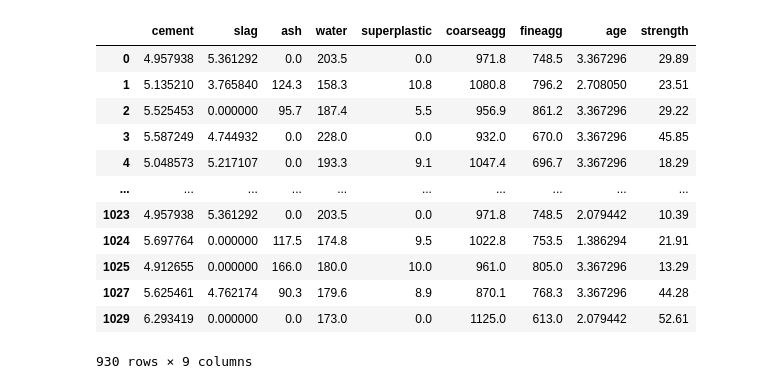
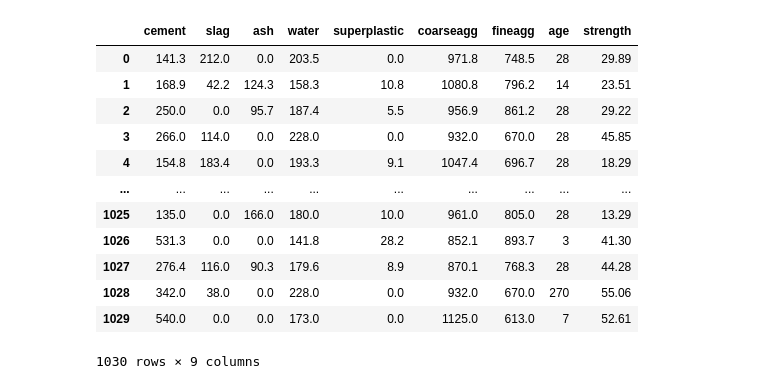
Before and after one commit to Zaid-N-Ansari/PG-Mini-Project, a Jupyter notebook: play.ipynb, the cells around one changed output. Drawn from its saved outputs; the diff is of its cells as text; code cells hidden in the pictures.

```diff
--- a/play.ipynb
+++ b/play.ipynb
@@ -142,16 +0,0 @@ Difference between Actual and Predicted (Linear Regression - Scaled):
-# %%
-df
-# %% [output]
-|  | cement | slag | ash | water | superplastic | coarseagg | fineagg | age | strength |
-| 0 | 4.957938 | 5.361292 | 0.0 | 203.5 | 0.0 | 971.8 | 748.5 | 3.367296 | 29.89 |
-| 1 | 5.135210 | 3.765840 | 124.3 | 158.3 | 10.8 | 1080.8 | 796.2 | 2.708050 | 23.51 |
-| 2 | 5.525453 | 0.000000 | 95.7 | 187.4 | 5.5 | 956.9 | 861.2 | 3.367296 | 29.22 |
-| 3 | 5.587249 | 4.744932 | 0.0 | 228.0 | 0.0 | 932.0 | 670.0 | 3.367296 | 45.85 |
-| 4 | 5.048573 | 5.217107 | 0.0 | 193.3 | 9.1 | 1047.4 | 696.7 | 3.367296 | 18.29 |
-| ... | ... | ... | ... | ... | ... | ... | ... | ... | ... |
-| 1023 | 4.957938 | 5.361292 | 0.0 | 203.5 | 0.0 | 971.8 | 748.5 | 2.079442 | 10.39 |
-| 1024 | 5.697764 | 0.000000 | 117.5 | 174.8 | 9.5 | 1022.8 | 753.5 | 1.386294 | 21.91 |
-| 1025 | 4.912655 | 0.000000 | 166.0 | 180.0 | 10.0 | 961.0 | 805.0 | 3.367296 | 13.29 |
-| 1027 | 5.625461 | 4.762174 | 90.3 | 179.6 | 8.9 | 870.1 | 768.3 | 3.367296 | 44.28 |
-| 1029 | 6.293419 | 0.000000 | 0.0 | 173.0 | 0.0 | 1125.0 | 613.0 | 2.079442 | 52.61 |
-930 rows × 9 columns
@@ -157,0 +15,19 @@ df
+# %%
+df = pd.read_csv('./concrete_data.csv')
+features = df.columns[:-1].tolist()
+target = 'strength'
+df
+# %% [output]
+|  | cement | slag | ash | water | superplastic | coarseagg | fineagg | age | strength |
+| 0 | 141.3 | 212.0 | 0.0 | 203.5 | 0.0 | 971.8 | 748.5 | 28 | 29.89 |
+| 1 | 168.9 | 42.2 | 124.3 | 158.3 | 10.8 | 1080.8 | 796.2 | 14 | 23.51 |
+| 2 | 250.0 | 0.0 | 95.7 | 187.4 | 5.5 | 956.9 | 861.2 | 28 | 29.22 |
+| 3 | 266.0 | 114.0 | 0.0 | 228.0 | 0.0 | 932.0 | 670.0 | 28 | 45.85 |
+| 4 | 154.8 | 183.4 | 0.0 | 193.3 | 9.1 | 1047.4 | 696.7 | 28 | 18.29 |
+| ... | ... | ... | ... | ... | ... | ... | ... | ... | ... |
+| 1025 | 135.0 | 0.0 | 166.0 | 180.0 | 10.0 | 961.0 | 805.0 | 28 | 13.29 |
+| 1026 | 531.3 | 0.0 | 0.0 | 141.8 | 28.2 | 852.1 | 893.7 | 3 | 41.30 |
+| 1027 | 276.4 | 116.0 | 90.3 | 179.6 | 8.9 | 870.1 | 768.3 | 28 | 44.28 |
+| 1028 | 342.0 | 38.0 | 0.0 | 228.0 | 0.0 | 932.0 | 670.0 | 270 | 55.06 |
+| 1029 | 540.0 | 0.0 | 0.0 | 173.0 | 0.0 | 1125.0 | 613.0 | 7 | 52.61 |
+1030 rows × 9 columns
```
Also changed, not shown: parts of 18 cells of this notebook.
